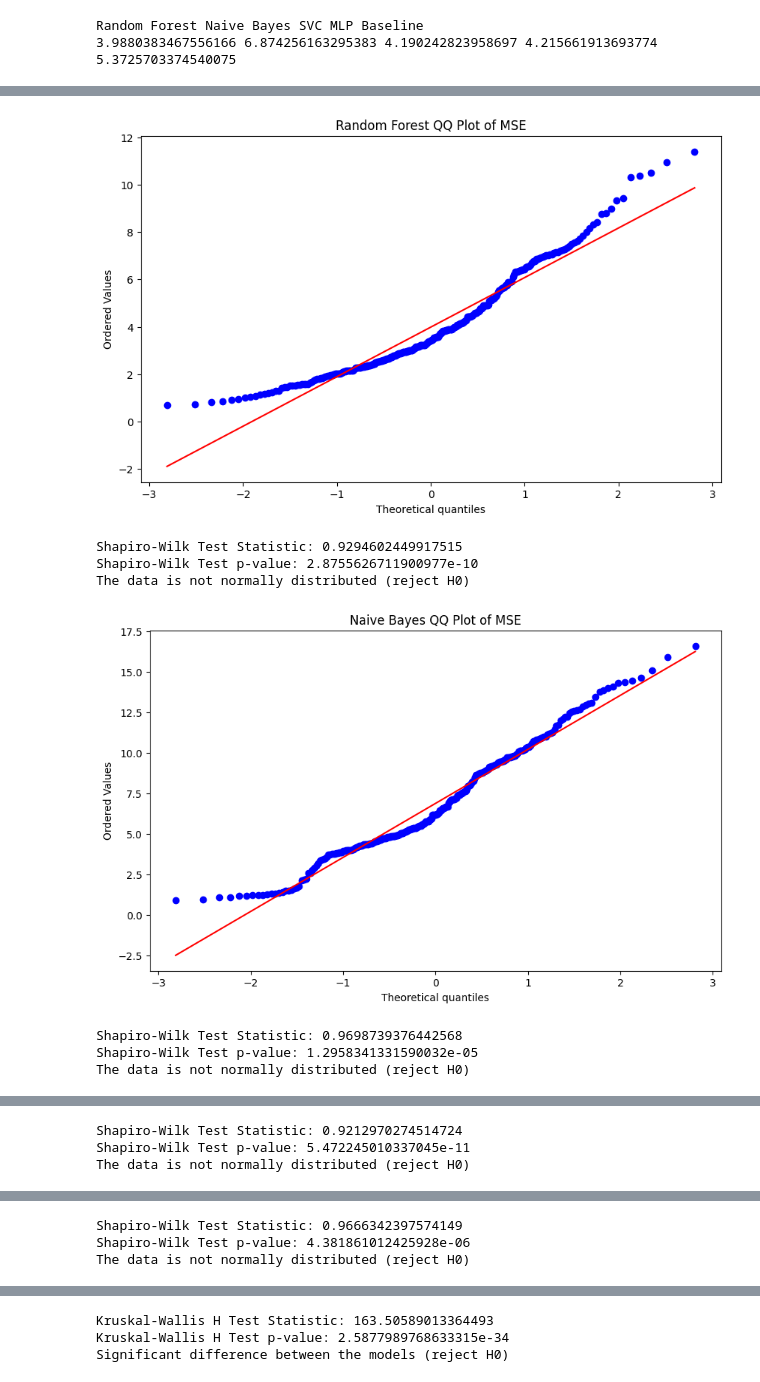
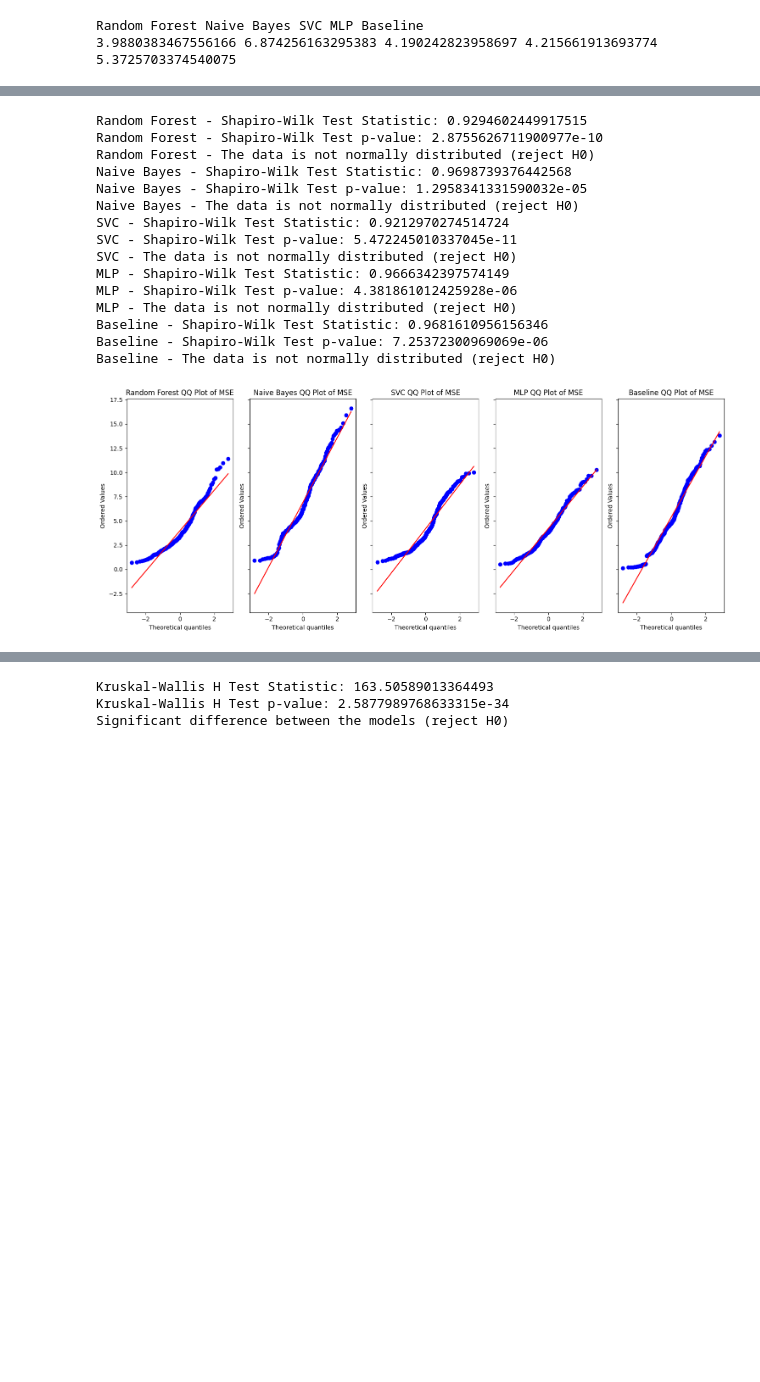
Before and after one commit to PeterVL02/02445-Individual, a Jupyter notebook: model_evaluation.ipynb, the cells around one changed output, grey strips where cells are left out. Saved outputs shown, nothing was run; the diff lists cells and outputs as text; code cells hidden in the pictures; blank space fills up the shorter version.

```diff
--- a/model_evaluation.ipynb
+++ b/model_evaluation.ipynb
@@ -73,13 +73,6 @@ metrics = [acc, nb_acc, svc_acc, nn_acc, base_acc]
 import seaborn as sns
 import matplotlib.pyplot as plt
 
-colors = sns.color_palette('Set1', n_colors=5)
-for model, metric, color in zip(models, metrics, colors):
-    sns.histplot(metric, color=color, kde=True, label=model)
-    plt.title(f'{model} {_METRIC_NAME_ } Distribution')
-    plt.savefig(f'plots/{model}_{_METRIC_NAME_}_dist.png')
-    plt.show()
-
 print('Random Forest', 'Naive Bayes', 'SVC', 'MLP','Baseline')
 print(np.mean(acc), np.mean(nb_acc), np.mean(svc_acc), np.mean(nn_acc), np.mean(base_acc))
 
@@ -98,41 +117,58 @@ Random Forest Naive Bayes SVC MLP Baseline
 # %%
 from scipy import stats
 
 shapiro_results = []
 
-for model, metric in zip(models, metrics):
-    # QQ Plot
-    plt.figure(figsize=(10, 6))
-    stats.probplot(metric, dist="norm", plot=plt)
-    plt.title(f"{model} QQ Plot of {_METRIC_NAME_ }")
-    plt.savefig(f'plots/{model}_qqplot.png')
-    plt.show()
+# Assuming 'models', 'metrics', and '_METRIC_NAME_' are defined
+# Create a figure and a grid of subplots
+fig, axs = plt.subplots(nrows=1, ncols=len(models), figsize=(15, 6), sharey=True)
+
+for model, metric, ax in zip(models, metrics, axs.flatten()):
+    # QQ Plot in its own subplot
+    stats.probplot(metric, dist="norm", plot=ax)
+    ax.set_title(f"{model} QQ Plot of {_METRIC_NAME_}")
 
     # Shapiro-Wilk Test
     shapiro_test = stats.shapiro(metric)
-    print("Shapiro-Wilk Test Statistic:", shapiro_test.statistic)
-    print("Shapiro-Wilk Test p-value:", shapiro_test.pvalue)
+    print(f"{model} - Shapiro-Wilk Test Statistic:", shapiro_test.statistic)
+    print(f"{model} - Shapiro-Wilk Test p-value:", shapiro_test.pvalue)
 
     # Interpretation
     if shapiro_test.pvalue > 0.05:
-        print("The data is normally distributed (fail to reject H0)")
+        print(f"{model} - The data is normally distributed (fail to reject H0)")
     else:
-        print("The data is not normally distributed (reject H0)")
+        print(f"{model} - The data is not normally distributed (reject H0)")
 
     shapiro_results.append({
         'Model': model,
         'Shapiro-Wilk Test p-value': shapiro_test.pvalue
     })
+
+# Adjust layout
+plt.tight_layout()
+plt.savefig('plots/qqplots.png')
+plt.show()
+
+# Convert results to DataFrame and save
 shapiro_df = pd.DataFrame(shapiro_results)
 with open('tables/shapiro.txt', 'w') as f:
     f.write(shapiro_df.to_latex())
+
 shapiro_df
 # %% [output]
+Random Forest - Shapiro-Wilk Test Statistic: 0.9294602449917515
+Random Forest - Shapiro-Wilk Test p-value: 2.8755626711900977e-10
+Random Forest - The data is not normally distributed (reject H0)
+Naive Bayes - Shapiro-Wilk Test Statistic: 0.9698739376442568
+Naive Bayes - Shapiro-Wilk Test p-value: 1.2958341331590032e-05
+Naive Bayes - The data is not normally distributed (reject H0)
+SVC - Shapiro-Wilk Test Statistic: 0.9212970274514724
+SVC - Shapiro-Wilk Test p-value: 5.472245010337045e-11
+SVC - The data is not normally distributed (reject H0)
+MLP - Shapiro-Wilk Test Statistic: 0.9666342397574149
+MLP - Shapiro-Wilk Test p-value: 4.381861012425928e-06
+MLP - The data is not normally distributed (reject H0)
+Baseline - Shapiro-Wilk Test Statistic: 0.9681610956156346
+Baseline - Shapiro-Wilk Test p-value: 7.25372300969069e-06
+Baseline - The data is not normally distributed (reject H0)
-[figure, old version]
+[figure, new version]
-Shapiro-Wilk Test Statistic: 0.9294602449917515
-Shapiro-Wilk Test p-value: 2.8755626711900977e-10
-The data is not normally distributed (reject H0)
-[figure, removed]
-Shapiro-Wilk Test Statistic: 0.9698739376442568
-Shapiro-Wilk Test p-value: 1.2958341331590032e-05
-The data is not normally distributed (reject H0)
@@ -140,3 +174,0 @@ The data is not normally distributed (reject H0)
-Shapiro-Wilk Test Statistic: 0.9212970274514724
-Shapiro-Wilk Test p-value: 5.472245010337045e-11
-The data is not normally distributed (reject H0)
@@ -144,3 +174,0 @@ The data is not normally distributed (reject H0)
-Shapiro-Wilk Test Statistic: 0.9666342397574149
-Shapiro-Wilk Test p-value: 4.381861012425928e-06
-The data is not normally distributed (reject H0)
```
Also changed, not shown: parts of 2 cells of this notebook, 3 other files.
